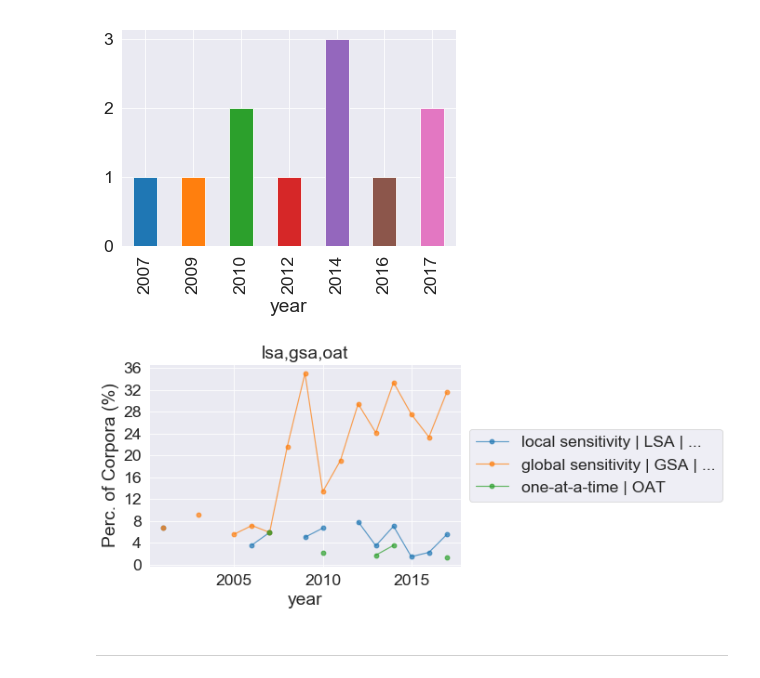
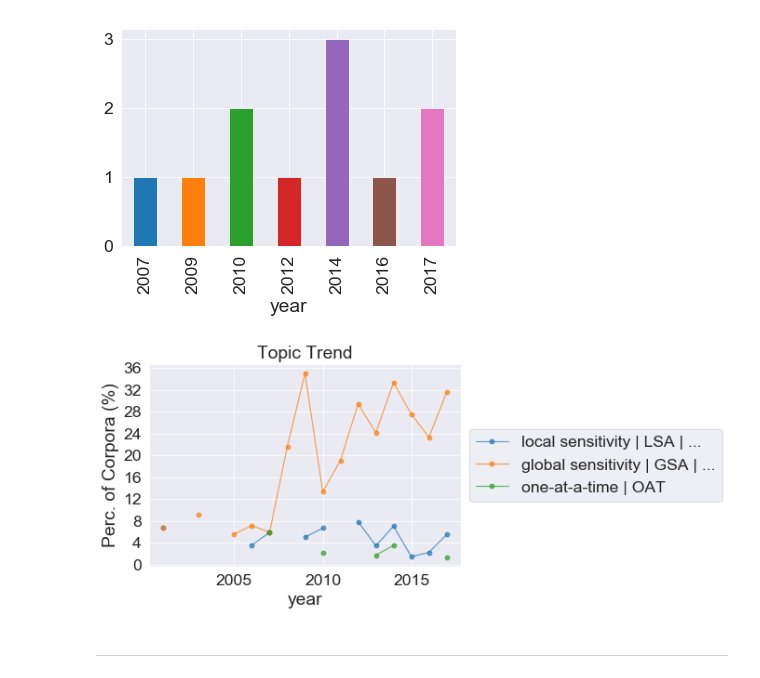
Before and after one commit to frog7/uasa-trends, a Jupyter notebook: notebooks/Topic modelling and network graphs.ipynb, the cells around one changed output. Saved outputs shown, nothing was run; the diff lists cells and outputs as text; code cells hidden in the pictures.

```diff
--- a/notebooks/Topic modelling and network graphs.ipynb
+++ b/notebooks/Topic modelling and network graphs.ipynb
@@ -316,9 +317,10 @@ gsa_matches = wosis.keyword_matches(topic_4_3_recs, ['global sensitivity', 'GSA'
 # %%
 oat_matches = wosis.keyword_matches(topic_4_3_recs, ['one-at-a-time', 'OAT'], threshold=95.0)
 # %%
-wos_plot.plot_topic_trend([lsa_matches, gsa_matches, oat_matches], topic_4_3_recs, 'lsa,gsa,oat')
+wos_plot.plot_topic_trend([lsa_matches, gsa_matches, oat_matches], topic_4_3_recs
+                        )
 # %% [output]
-[figure, old version]
+[figure, new version]
 # %% [markdown]
 <hr>
 # %% [markdown]
```
Also changed, not shown: parts of 1 cell of this notebook.
